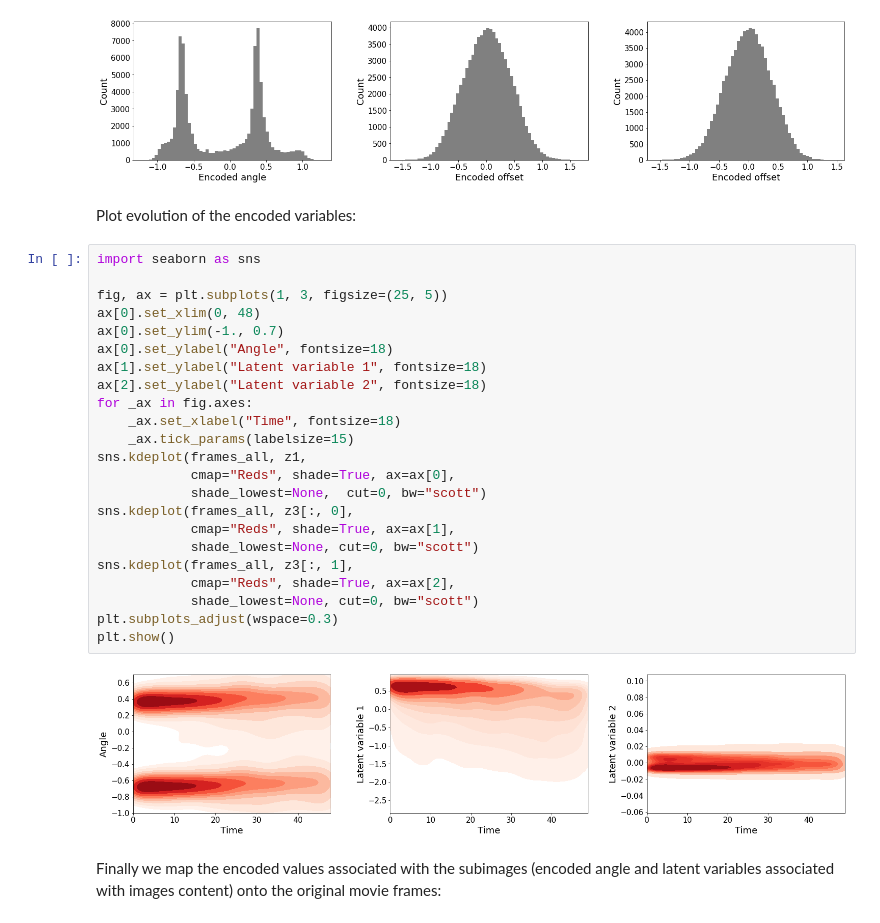
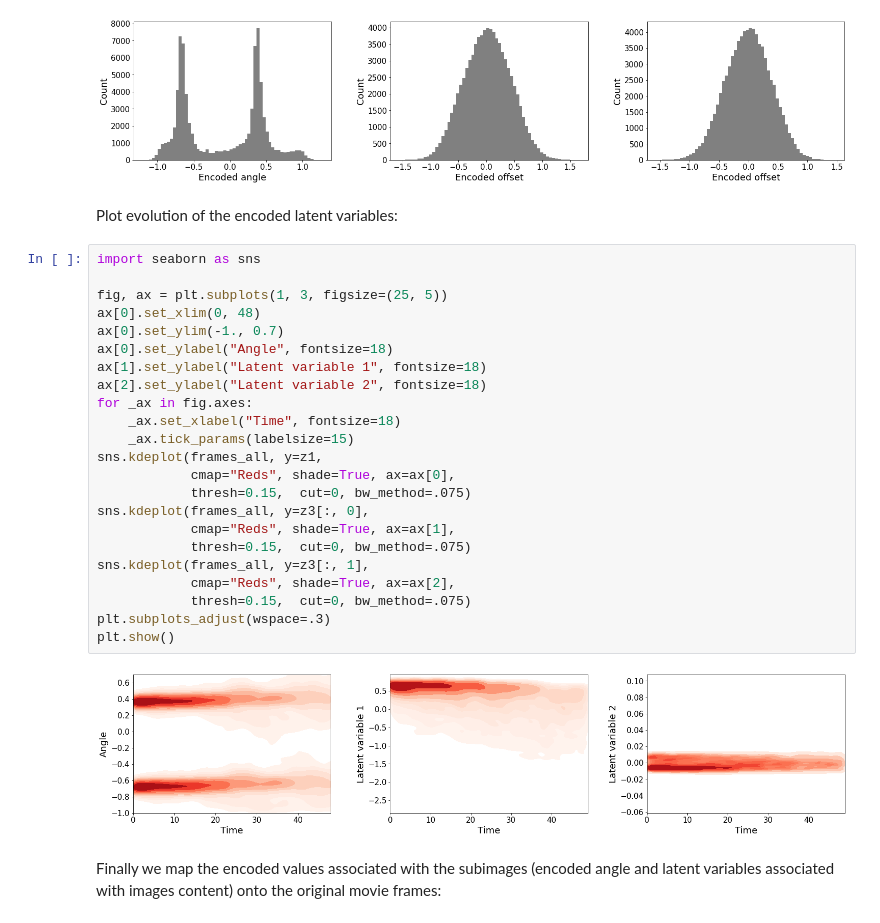
Before and after one commit to pycroscopy/atomai, a Jupyter notebook: examples/notebooks/rVAE_graphene.ipynb, the cells around one changed output. Cells and saved outputs as stored; diff of their text form.

```diff
--- a/examples/notebooks/rVAE_graphene.ipynb
+++ b/examples/notebooks/rVAE_graphene.ipynb
@@ -211,32 +211,32 @@ plt.subplots_adjust(wspace=0.3)
 # %% [output]
 [figure]
 # %% [markdown]
-Plot evolution of the encoded variables:
+Plot evolution of the encoded latent variables:
 # %%
 import seaborn as sns
 
 fig, ax = plt.subplots(1, 3, figsize=(25, 5))
 ax[0].set_xlim(0, 48)
 ax[0].set_ylim(-1., 0.7)
 ax[0].set_ylabel("Angle", fontsize=18)
 ax[1].set_ylabel("Latent variable 1", fontsize=18)
 ax[2].set_ylabel("Latent variable 2", fontsize=18)
 for _ax in fig.axes:
     _ax.set_xlabel("Time", fontsize=18)
     _ax.tick_params(labelsize=15)
-sns.kdeplot(frames_all, z1,
+sns.kdeplot(frames_all, y=z1,
             cmap="Reds", shade=True, ax=ax[0],
-            shade_lowest=None,  cut=0, bw="scott")
-sns.kdeplot(frames_all, z3[:, 0],
+            thresh=0.15,  cut=0, bw_method=.075)
+sns.kdeplot(frames_all, y=z3[:, 0],
             cmap="Reds", shade=True, ax=ax[1],
-            shade_lowest=None, cut=0, bw="scott")
-sns.kdeplot(frames_all, z3[:, 1],
+            thresh=0.15,  cut=0, bw_method=.075)
+sns.kdeplot(frames_all, y=z3[:, 1],
             cmap="Reds", shade=True, ax=ax[2],
-            shade_lowest=None, cut=0, bw="scott")
-plt.subplots_adjust(wspace=0.3)
+            thresh=0.15,  cut=0, bw_method=.075)
+plt.subplots_adjust(wspace=.3)
 plt.show()
 # %% [output]
-[figure, old version]
+[figure, new version]
 # %% [markdown]
 Finally we map the encoded values associated with the subimages (encoded angle and latent variables associated with images content) onto the original movie frames:
 # %%
```
Also changed, not shown: parts of 3 cells of this notebook.
